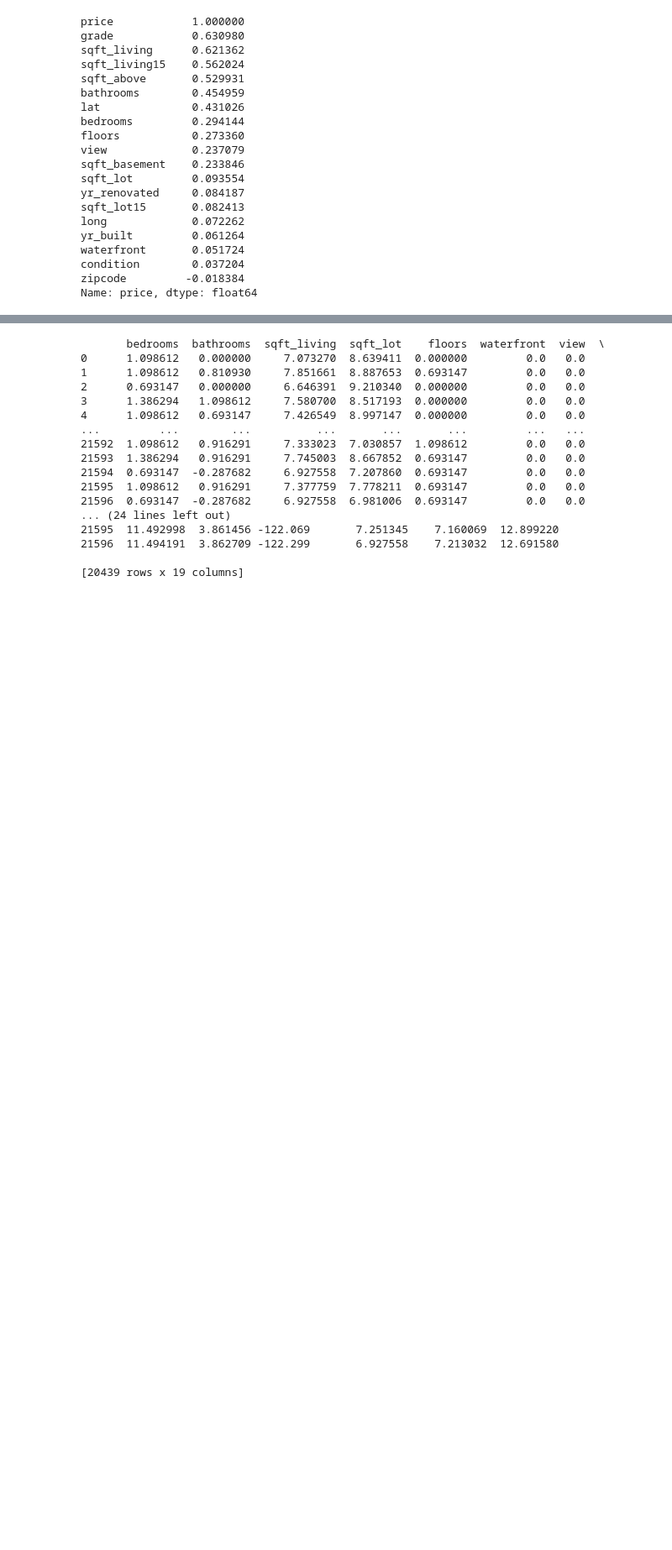
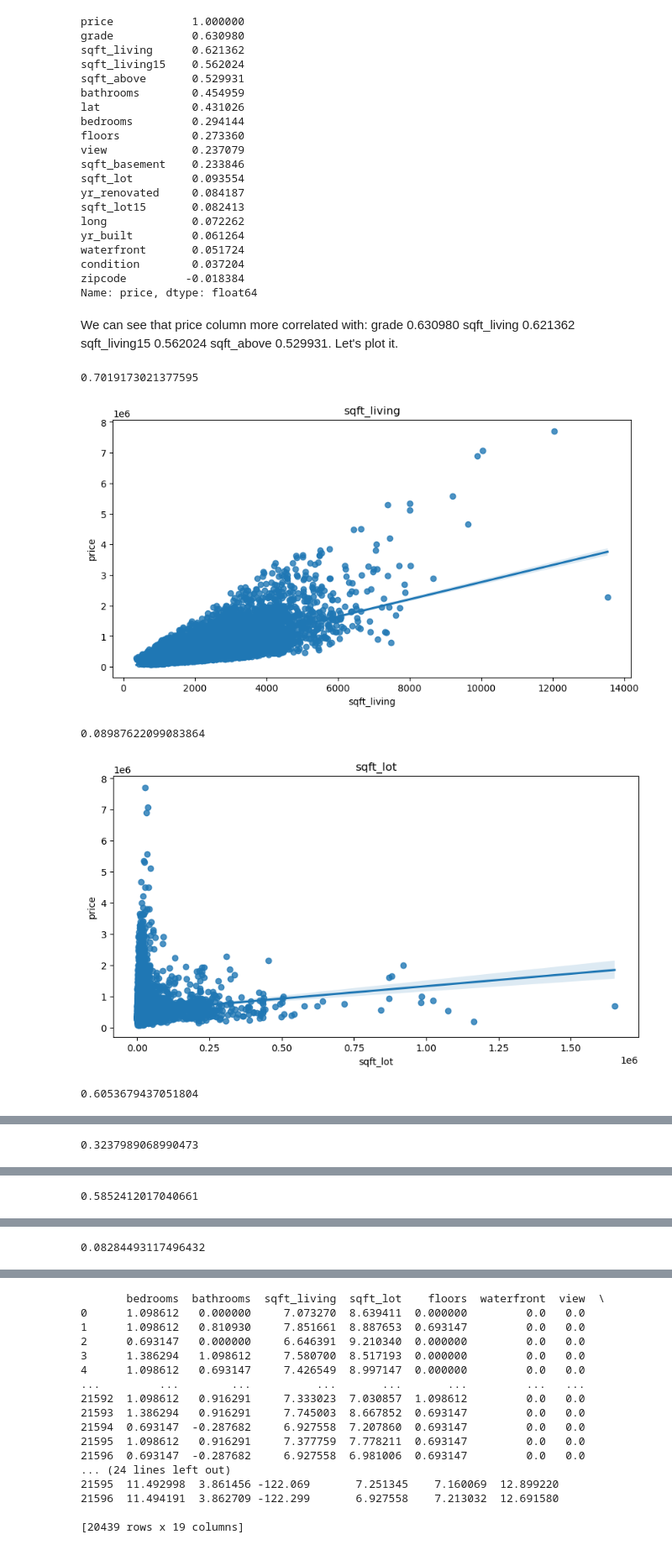
Before and after one commit to Raughar/House-Price-Prediction, a Jupyter notebook: Tetiana Work Files/House_price_prediction_Tetiana.ipynb, the cells around one changed output, grey strips where cells are left out. Shown at 84% size. Saved outputs shown, nothing was run; the diff lists cells and outputs as text; code cells hidden in the pictures; blank space fills up the shorter version.

```diff
--- a/Tetiana Work Files/House_price_prediction_Tetiana.ipynb
+++ b/Tetiana Work Files/House_price_prediction_Tetiana.ipynb
@@ -186,7 +218,3 @@ df[(df["price"] >1129500.0) | (df["price"] < -162500.0)].sort_values("price")
 # %%
 outliers_indices = df[(df["price"] > 1129500.0) | (df["price"] < -162500.0)].index
 df = df.drop(outliers_indices)
-# %%
-for col in df.select_dtypes('number'):
-    sns.barplot(x=df[col], y=df['price'])
-    plt.show()
@@ -396,3 +384,22 @@ waterfront       0.051724
 condition        0.037204
 zipcode         -0.018384
 Name: price, dtype: float64
+# %% [markdown]
+We can see that price column more correlated with: grade 0.630980
+sqft_living      0.621362
+sqft_living15    0.562024
+sqft_above       0.529931. Let's plot it.
+# %%
+for col in numerical.drop(columns =['id','bedrooms', 'bathrooms',
+       'floors', 'waterfront', 'view', 'condition', 'grade', 'price', 'yr_built', 'yr_renovated', 'zipcode', 'lat', 'long'],axis=1).columns:
+    print(numerical[col].corr(numerical['price']))
+    plt.figure(figsize=(10,5))
+    sns.regplot(x=numerical[col], y=numerical['price'])
+    plt.title(col)
+    plt.show()
+# %% [output]
+0.7019173021377595
+[figure, added]
+0.08987622099083864
+[figure, added]
+0.6053679437051804
@@ -398,0 +407 @@ Name: price, dtype: float64
+0.3237989068990473
@@ -398,0 +409 @@ Name: price, dtype: float64
+0.5852412017040661
@@ -398,0 +411 @@ Name: price, dtype: float64
+0.08284493117496432
```
Also changed, not shown: parts of 36 cells of this notebook, 2 other files.
